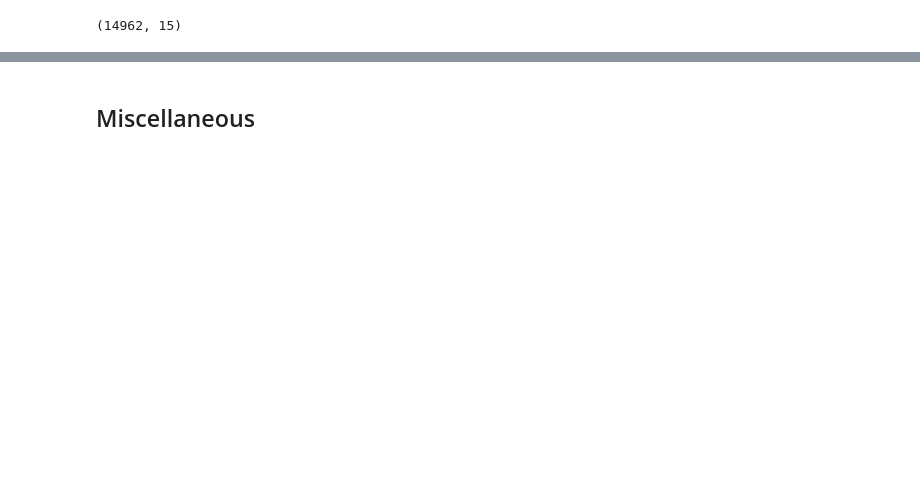
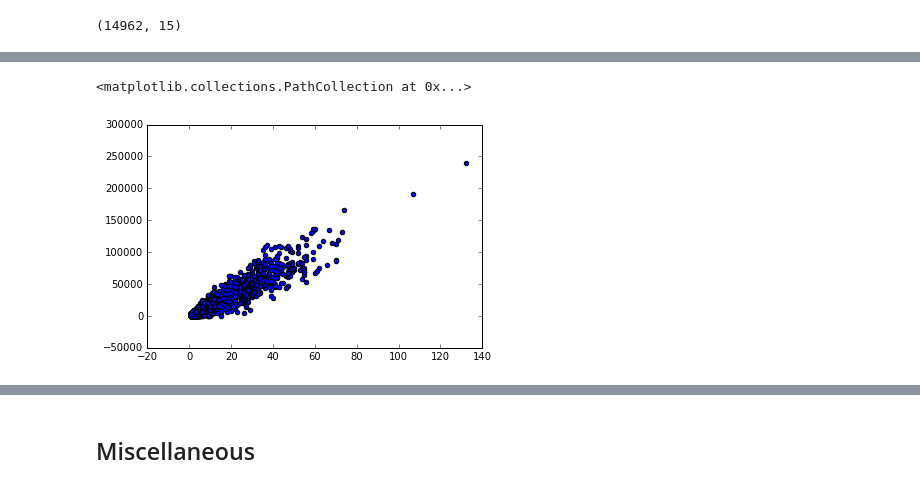
Before and after one commit to karmacelina/predicting_movie_widest_release, a Jupyter notebook: more_scraping_this_is_working.ipynb, the cells around one changed output, grey strips where cells are left out. Saved outputs shown, nothing was run; the diff lists cells and outputs as text; code cells hidden in the pictures; blank space fills up the shorter version.

```diff
--- a/more_scraping_this_is_working.ipynb
+++ b/more_scraping_this_is_working.ipynb
@@ -660,0 +923,5 @@ df_sum = df_converted.groupby('actors_no_nan').sum()
+# %%
+plt.scatter(df_sum_other['count'], df_sum_other['widest release'])
+# %% [output]
+<matplotlib.collections.PathCollection at 0x...>
+[figure, added]
```
Also changed, not shown: parts of 57 cells of this notebook.
